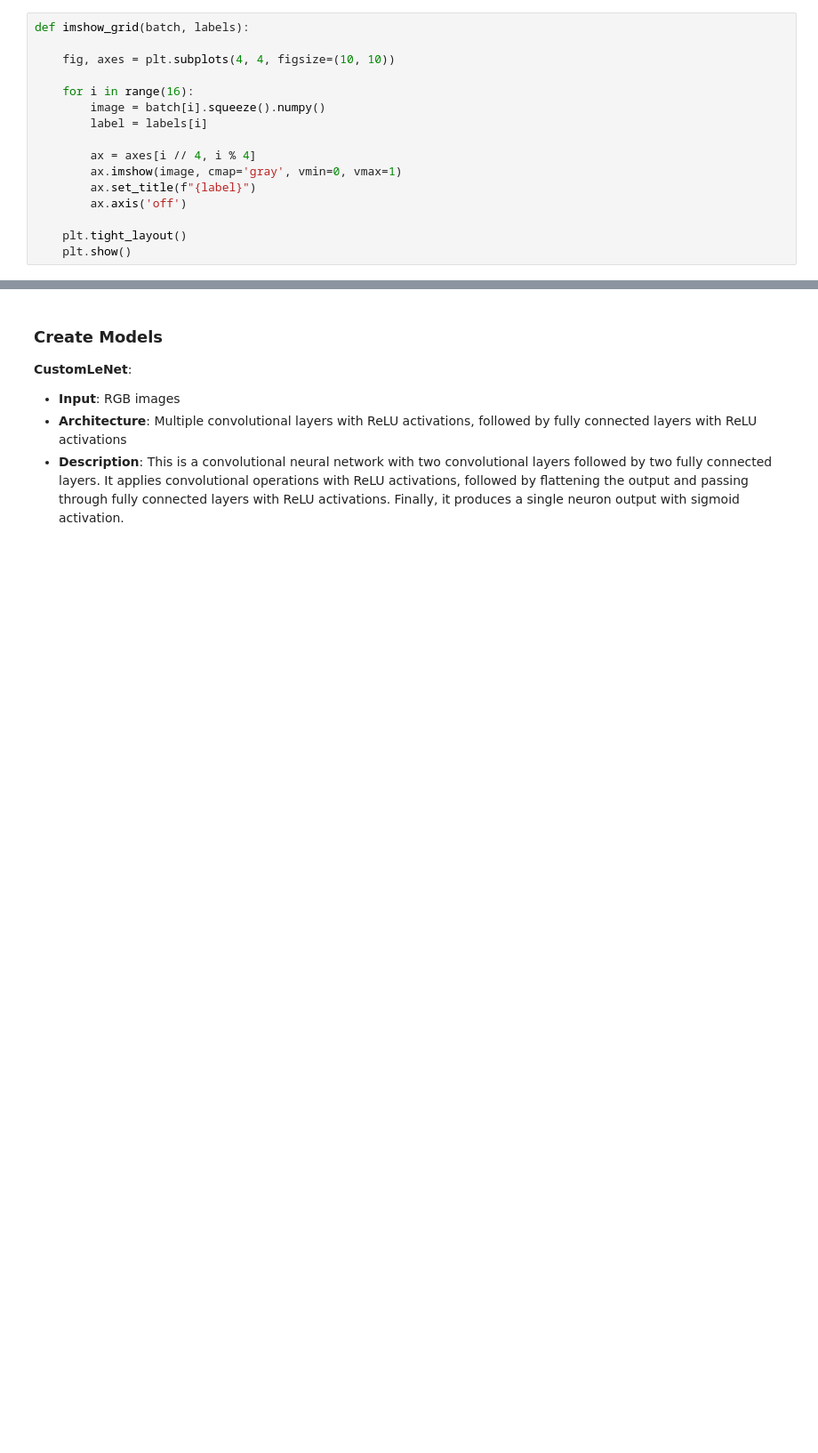
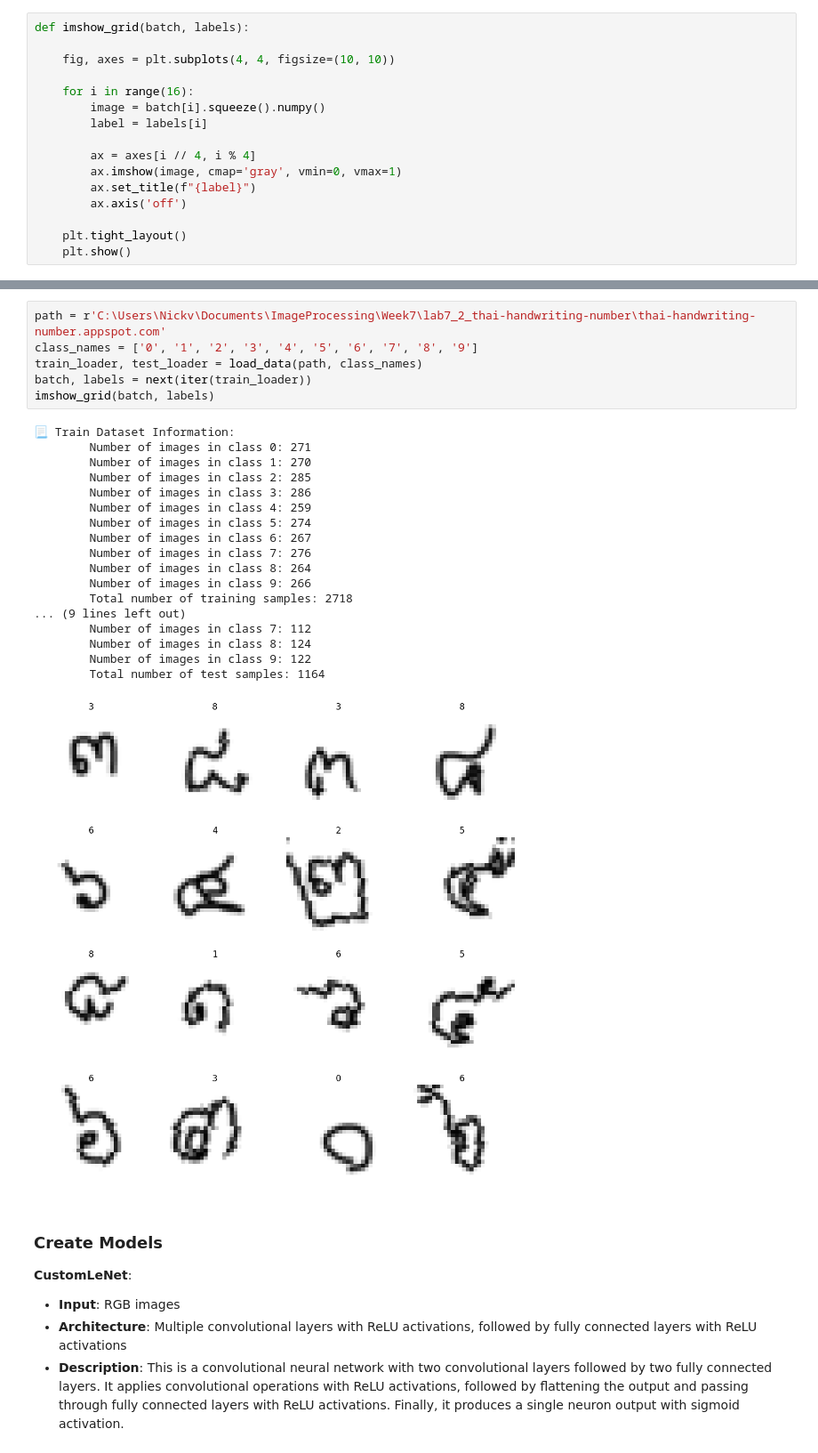
Before and after one commit to nickvivat/ImageProcessing, a Jupyter notebook: Week7/Lab7_2_NN-and-CNN.ipynb, the cells around one changed output, grey strips where cells are left out. Shown: that part at 89% size. Saved outputs shown, nothing was run; the diff lists cells and outputs as text; blank space fills up the shorter version.

```diff
--- a/Week7/Lab7_2_NN-and-CNN.ipynb
+++ b/Week7/Lab7_2_NN-and-CNN.ipynb
@@ -145,3 +144,28 @@ imshow_grid(batch, labels)
+# %%
+path = r'C:\Users\Nickv\Documents\ImageProcessing\Week7\lab7_2_thai-handwriting-number\thai-handwriting-number.appspot.com'
+class_names = ['0', '1', '2', '3', '4', '5', '6', '7', '8', '9']
+train_loader, test_loader = load_data(path, class_names)
+batch, labels = next(iter(train_loader))
+imshow_grid(batch, labels)
+# %% [output]
+📃 Train Dataset Information:
+        Number of images in class 0: 271
+        Number of images in class 1: 270
+        Number of images in class 2: 285
+        Number of images in class 3: 286
+        Number of images in class 4: 259
+        Number of images in class 5: 274
+        Number of images in class 6: 267
+        Number of images in class 7: 276
+        Number of images in class 8: 264
+        Number of images in class 9: 266
+        Total number of training samples: 2718
+... (9 lines left out)
+        Number of images in class 7: 112
+        Number of images in class 8: 124
+        Number of images in class 9: 122
+        Total number of test samples: 1164
+[figure, added]
 # %% [markdown]
 ### **Create Models**
 **CustomLeNet**:
```
Also changed, not shown: parts of 8 cells of this notebook.
